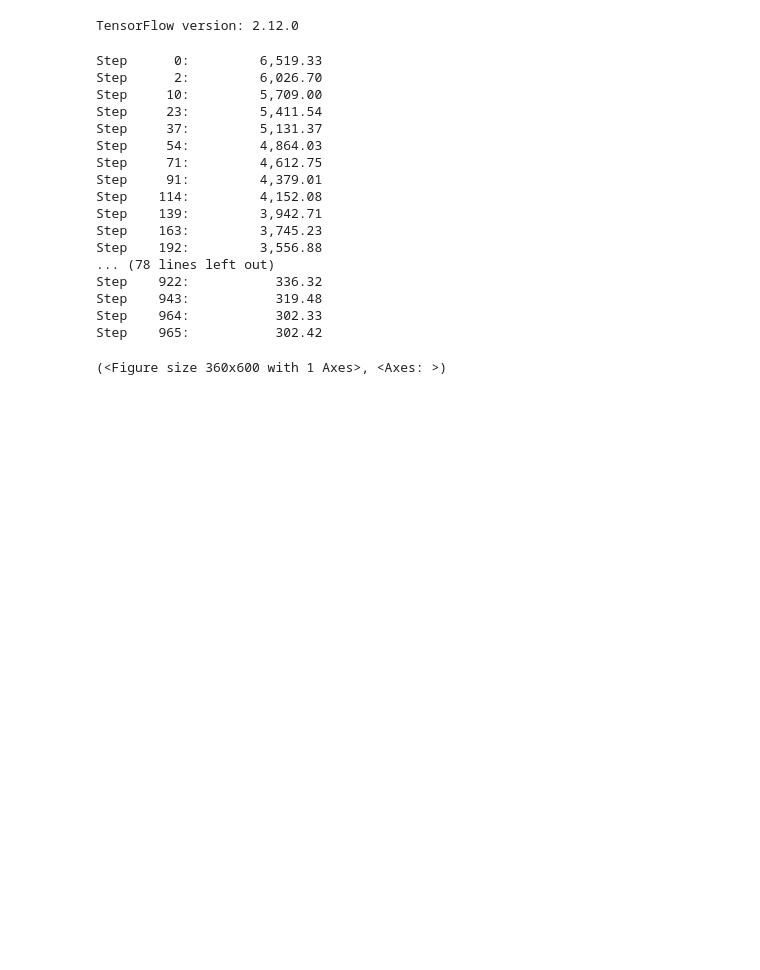
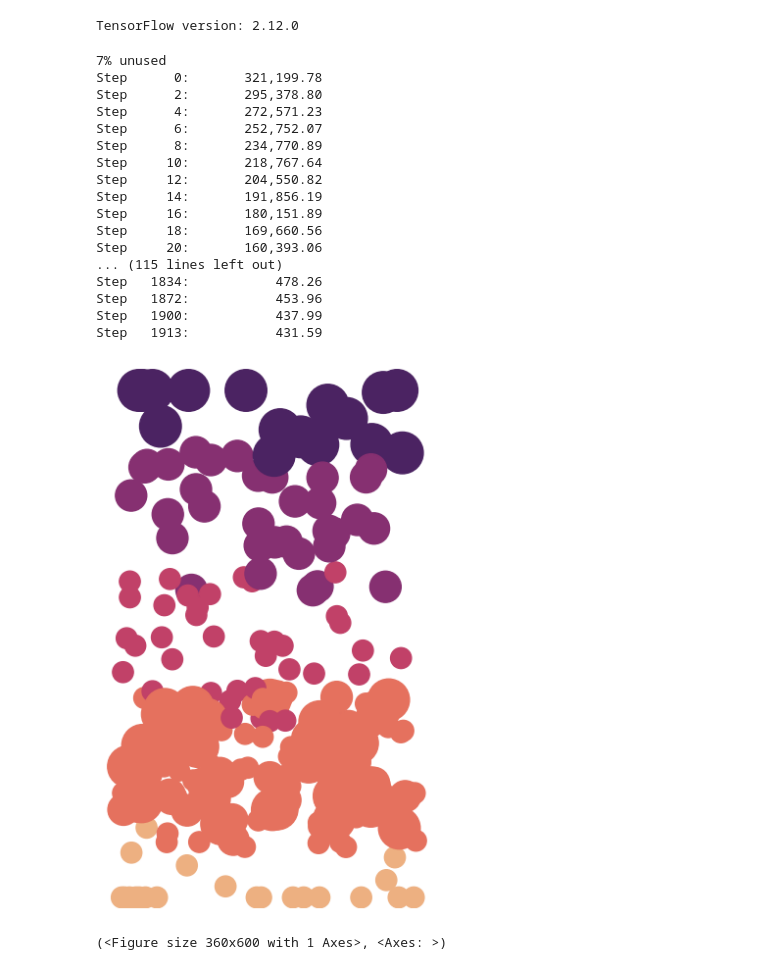
Before and after one commit to EHopper/garden_planner, a Jupyter notebook: garden_plan_tf.ipynb, the cells around one changed output. Saved outputs shown, nothing was run; the diff lists cells and outputs as text; code cells hidden in the pictures; blank space fills up the shorter version.

Commit message:
use height only for initial seeding

```diff
--- a/garden_plan_tf.ipynb
+++ b/garden_plan_tf.ipynb
@@ -274,16 +300,6 @@ def run_gradient_descent(items, df_inventory, dims, xy):
         # want the sum of the two radii <= pairwise distance
         # and use relu to set all negative numbers (i.e. dist > radii) to zero
         return tf.reduce_sum(tf.nn.relu(cr - pairwise_dist_tf(tf_xy, tf_xy))) ** 2
-    def height_increases_with_y():
-        min_h = min(heights)
-        max_h = max(heights)
-        # working towards having max_h at dims[1] and min_h at 0Y
-        # Between 0 and dims[1] ft in Y, want to increase from Z from
-        # ~ av. min_h to ~ av. max_h
-        # i.e. want height = min_h + y / dims[1] * (max_h - min_h)
-        return tf.reduce_sum(abs(
-            tf_xy[:, 1] * (max_h - min_h) / (dims[1] - max(radii)) + min_h - heights
-        ))
 
     # Set up directory for images
     logdir = "logs/plots/" + datetime.now().strftime("%Y%m%d-%H%M%S")
@@ -292,15 +308,10 @@ def run_gradient_descent(items, df_inventory, dims, xy):
     radii, combi_radii, heights = break_apart_inventory(items, df_inventory)
     tf_xy = tf.Variable(xy, dtype='float64')
 
-    # Stage One -
-    tf_xy = run_optimise_loop(
-        n_steps=500, epsilon=1, tf_xy=tf_xy,
-        weights={out_of_bounds: 5, height_increases_with_y: 10, circles_dont_overlap: 1e-2}
-    )
     # Stage Two
     tf_xy = run_optimise_loop(
         n_steps = int(1e5), epsilon = 1e-1,  tf_xy=tf_xy,
-        weights={out_of_bounds: 1, circles_dont_overlap: 1}
+        weights={out_of_bounds: 10, circles_dont_overlap: 1}
     )
 
     make_animation(logdir)
@@ -309,26 +320,28 @@ def run_gradient_descent(items, df_inventory, dims, xy):
 # %%
 df_inventory = load_csv()
 dims = (15, 25);
-# items, xy = create_initial_plan(10, df_inventory, dims)
+items, xy = create_initial_plan(10, df_inventory, dims)
+scatter_heights(items, xy, df_inventory, dims, 6)
 xy_new = run_gradient_descent(items, df_inventory, dims, xy)
 # %% [output]
-Step      0:         6,519.33
-Step      2:         6,026.70
-Step     10:         5,709.00
-Step     23:         5,411.54
-Step     37:         5,131.37
-Step     54:         4,864.03
-Step     71:         4,612.75
-Step     91:         4,379.01
-Step    114:         4,152.08
-Step    139:         3,942.71
-Step    163:         3,745.23
-Step    192:         3,556.88
-... (78 lines left out)
-Step    922:           336.32
-Step    943:           319.48
-Step    964:           302.33
-Step    965:           302.42
+7% unused
+Step      0:       321,199.78
+Step      2:       295,378.80
+Step      4:       272,571.23
+Step      6:       252,752.07
+Step      8:       234,770.89
+Step     10:       218,767.64
+Step     12:       204,550.82
+Step     14:       191,856.19
+Step     16:       180,151.89
+Step     18:       169,660.56
+Step     20:       160,393.06
+... (115 lines left out)
+Step   1834:           478.26
+Step   1872:           453.96
+Step   1900:           437.99
+Step   1913:           431.59
+[figure, added]
 # %%
 
 scatter_heights(items, xy_new, df_inventory, dims, 6)
```
Also changed, not shown: parts of 1 cell of this notebook.
